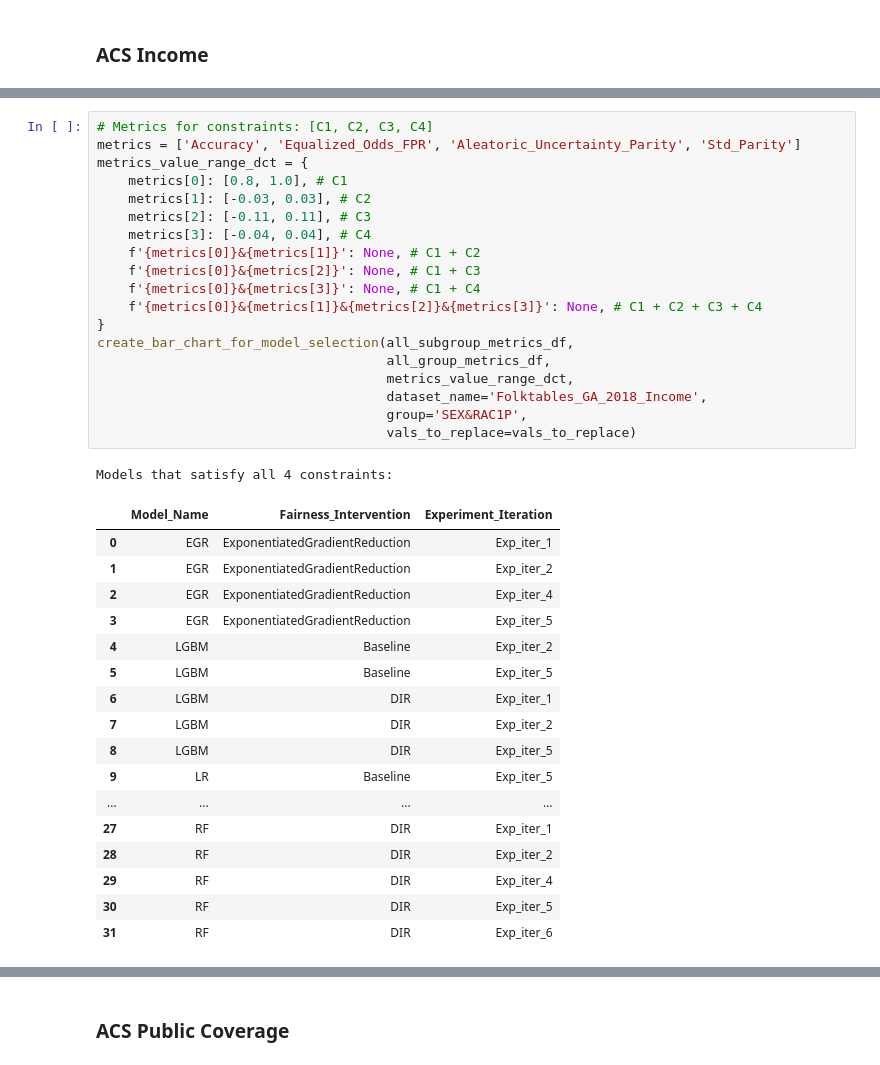
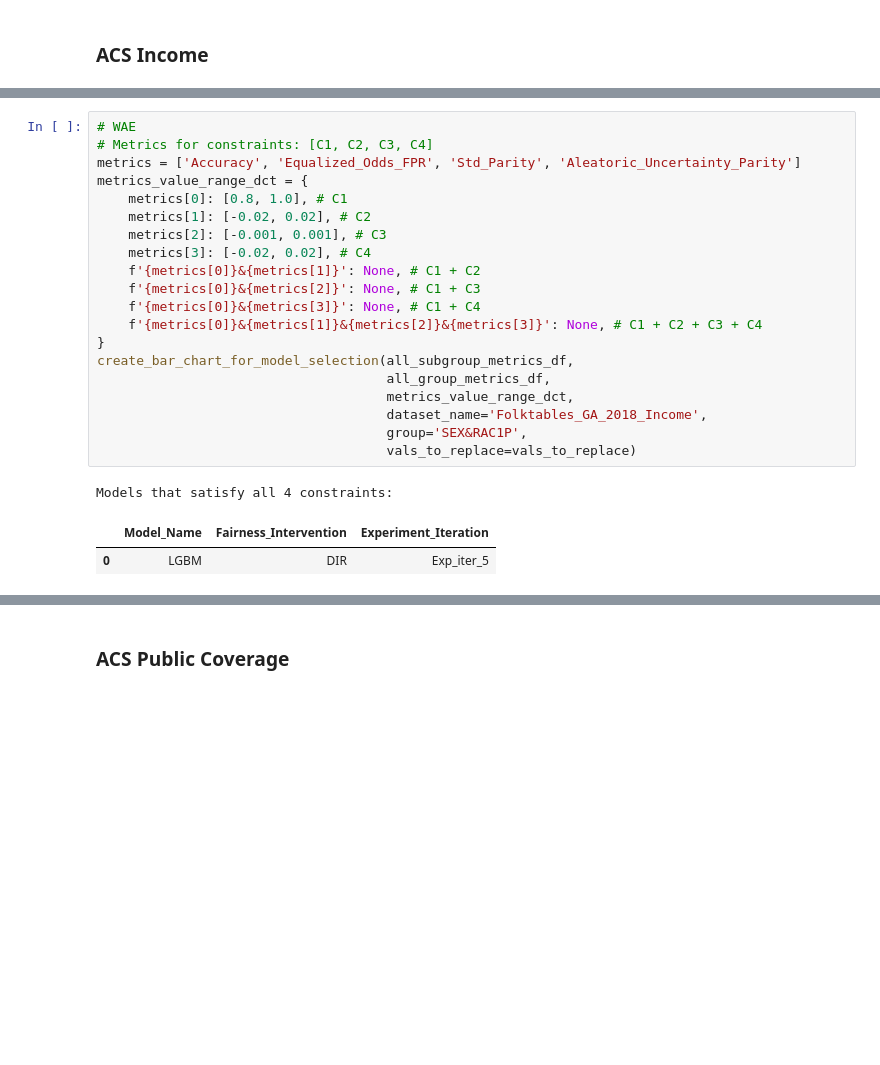
Before and after one commit to denysgerasymuk799/Experiments-FAccT-24, a Jupyter notebook: notebooks/visualizations_for_all_datasets/Model_Selection_Bar_Charts.ipynb, the cells around one changed output, grey strips where cells are left out. Cells and saved outputs as stored; diff of their text form; blank space fills up the shorter version.

```diff
--- a/notebooks/visualizations_for_all_datasets/Model_Selection_Bar_Charts.ipynb
+++ b/notebooks/visualizations_for_all_datasets/Model_Selection_Bar_Charts.ipynb
@@ -191,41 +224,27 @@ all_group_metrics_df[
 # %%
+# WAE
 # Metrics for constraints: [C1, C2, C3, C4]
-metrics = ['Accuracy', 'Equalized_Odds_FPR', 'Aleatoric_Uncertainty_Parity', 'Std_Parity']
+metrics = ['Accuracy', 'Equalized_Odds_FPR', 'Std_Parity', 'Aleatoric_Uncertainty_Parity']
 metrics_value_range_dct = {
     metrics[0]: [0.8, 1.0], # C1
-    metrics[1]: [-0.03, 0.03], # C2
-    metrics[2]: [-0.11, 0.11], # C3
-    metrics[3]: [-0.04, 0.04], # C4
+    metrics[1]: [-0.02, 0.02], # C2
+    metrics[2]: [-0.001, 0.001], # C3
+    metrics[3]: [-0.02, 0.02], # C4
     f'{metrics[0]}&{metrics[1]}': None, # C1 + C2
     f'{metrics[0]}&{metrics[2]}': None, # C1 + C3
     f'{metrics[0]}&{metrics[3]}': None, # C1 + C4
     f'{metrics[0]}&{metrics[1]}&{metrics[2]}&{metrics[3]}': None, # C1 + C2 + C3 + C4
 }
 create_bar_chart_for_model_selection(all_subgroup_metrics_df,
                                      all_group_metrics_df,
                                      metrics_value_range_dct,
                                      dataset_name='Folktables_GA_2018_Income',
                                      group='SEX&RAC1P',
                                      vals_to_replace=vals_to_replace)
 # %% [output]
 Models that satisfy all 4 constraints:
 |  | Model_Name | Fairness_Intervention | Experiment_Iteration |
-| 0 | EGR | ExponentiatedGradientReduction | Exp_iter_1 |
-| 1 | EGR | ExponentiatedGradientReduction | Exp_iter_2 |
-| 2 | EGR | ExponentiatedGradientReduction | Exp_iter_4 |
-| 3 | EGR | ExponentiatedGradientReduction | Exp_iter_5 |
-| 4 | LGBM | Baseline | Exp_iter_2 |
-| 5 | LGBM | Baseline | Exp_iter_5 |
-| 6 | LGBM | DIR | Exp_iter_1 |
-| 7 | LGBM | DIR | Exp_iter_2 |
-| 8 | LGBM | DIR | Exp_iter_5 |
-| 9 | LR | Baseline | Exp_iter_5 |
-| ... | ... | ... | ... |
-| 27 | RF | DIR | Exp_iter_1 |
-| 28 | RF | DIR | Exp_iter_2 |
-| 29 | RF | DIR | Exp_iter_4 |
-| 30 | RF | DIR | Exp_iter_5 |
-| 31 | RF | DIR | Exp_iter_6 |
+| 0 | LGBM | DIR | Exp_iter_5 |
 [interactive output not drawn]
 # %%
 create_metrics_bar_chart_per_one_model(metrics_df=all_subgroup_metrics_df,
```
Also changed, not shown: parts of 10 cells of this notebook.
